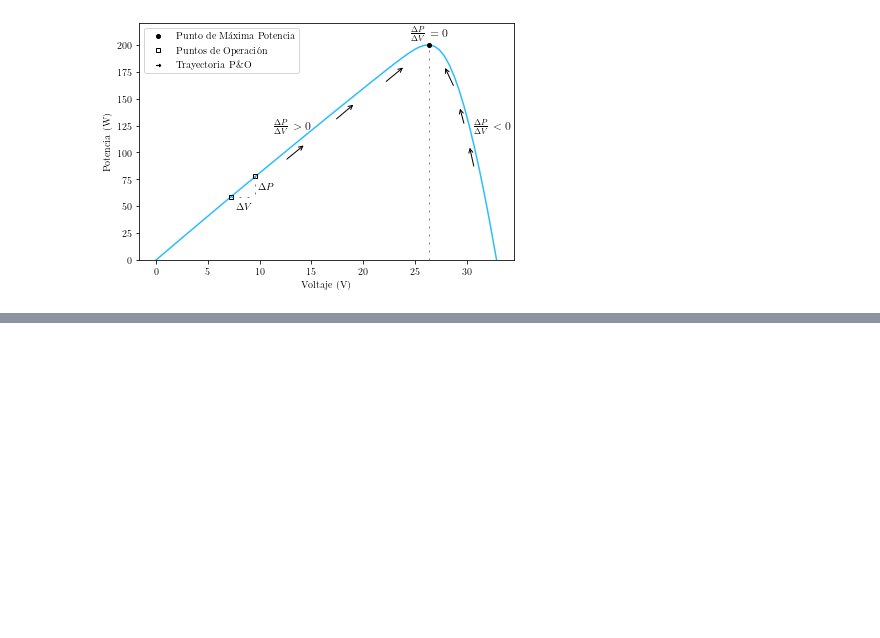
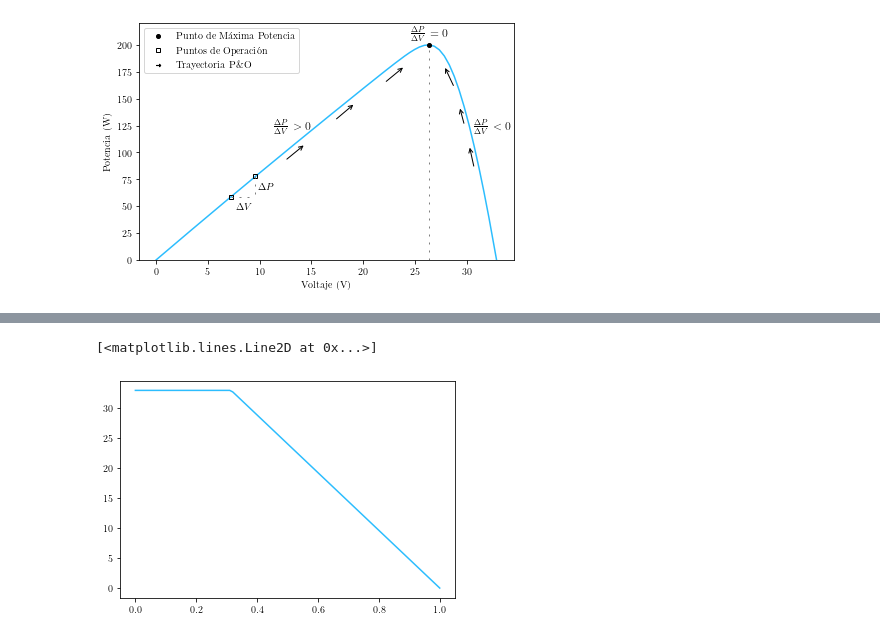
Before and after one commit to balcortex/ddpg_mppt_shading, a Jupyter notebook: src/extras/phd_thesis_figures/08_mppt_po_pv_curve.ipynb, the cells around one changed output, grey strips where cells are left out. Saved outputs shown, nothing was run; the diff lists cells and outputs as text; code cells hidden in the pictures; blank space fills up the shorter version.

```diff
--- a/src/extras/phd_thesis_figures/08_mppt_po_pv_curve.ipynb
+++ b/src/extras/phd_thesis_figures/08_mppt_po_pv_curve.ipynb
@@ -98,0 +105,5 @@ mpp.voltage
+# %%
+plt.plot(curve.duty_cycle, curve.voltage)
+# %% [output]
+[<matplotlib.lines.Line2D at 0x...>]
+[figure, added]
```
Also changed, not shown: parts of 3 cells of this notebook, 4 other files.
